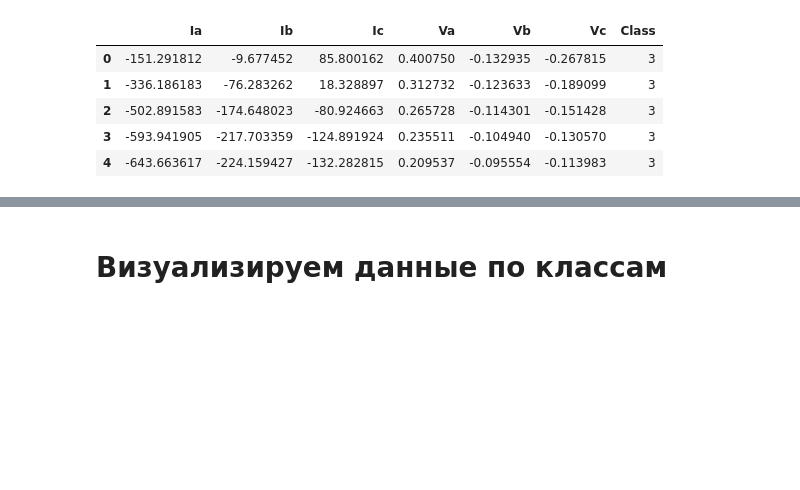
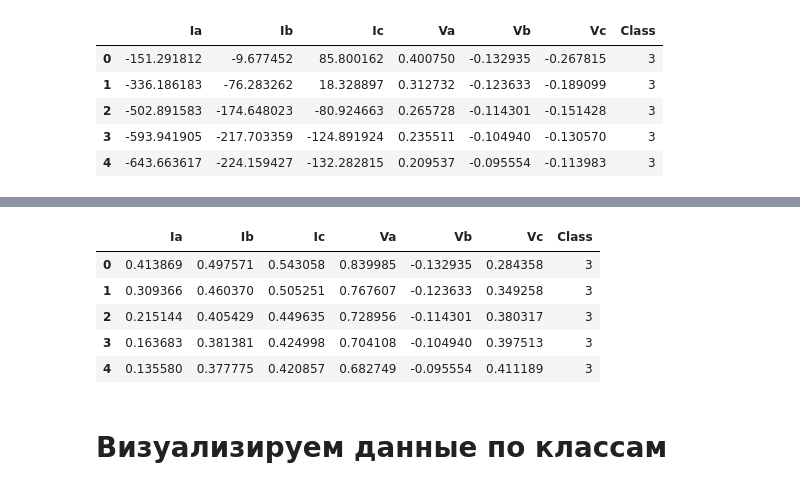
Before and after one commit to KoJl9lH-59rus/ML_FINAL, a Jupyter notebook: Итоговая работа по Технологиям Машинного обучения.ipynb, the cells around one changed output, grey strips where cells are left out. Drawn from its saved outputs; the diff is of its cells as text; code cells hidden in the pictures; blank space fills up the shorter version.

```diff
--- a/Итоговая работа по Технологиям Машинного обучения.ipynb
+++ b/Итоговая работа по Технологиям Машинного обучения.ipynb
@@ -170,3 +170,23 @@ dataset.head()
+# %%
+from sklearn.preprocessing import MinMaxScaler
+
+columns_to_normalize = ['Ia', 'Ib', 'Ic', 'Va', 'Vc']
+
+# Создаем экземпляр MinMaxScaler
+scaler = MinMaxScaler()
+
+# Нормализуем только выбранные столбцы
+dataset[columns_to_normalize] = scaler.fit_transform(dataset[columns_to_normalize])
+
+# Выводим результат
+dataset.head()
+# %% [output]
+|  | Ia | Ib | Ic | Va | Vb | Vc | Class |
+| 0 | 0.413869 | 0.497571 | 0.543058 | 0.839985 | -0.132935 | 0.284358 | 3 |
+| 1 | 0.309366 | 0.460370 | 0.505251 | 0.767607 | -0.123633 | 0.349258 | 3 |
+| 2 | 0.215144 | 0.405429 | 0.449635 | 0.728956 | -0.114301 | 0.380317 | 3 |
+| 3 | 0.163683 | 0.381381 | 0.424998 | 0.704108 | -0.104940 | 0.397513 | 3 |
+| 4 | 0.135580 | 0.377775 | 0.420857 | 0.682749 | -0.095554 | 0.411189 | 3 |
 # %% [markdown]
 # Визуализируем данные по классам
 # %%
```
Also changed, not shown: parts of 8 cells of this notebook.
